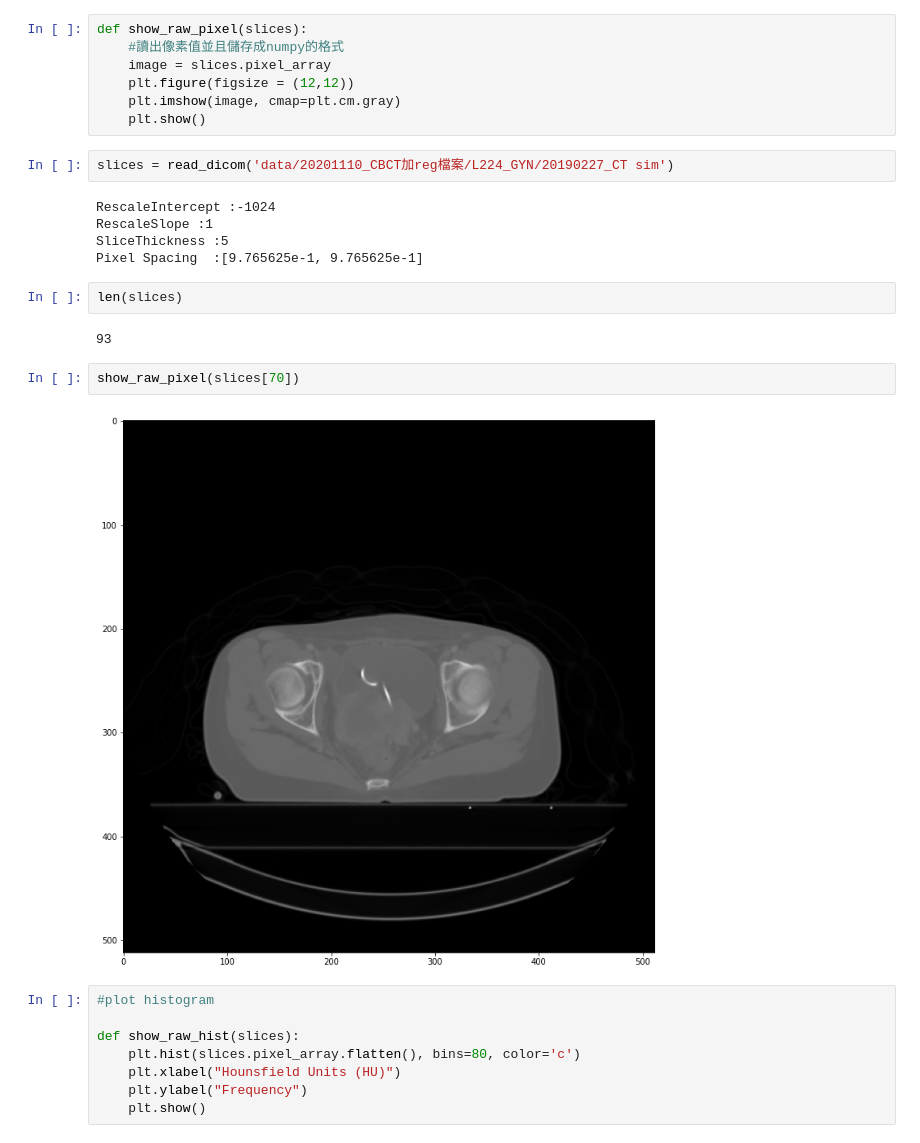
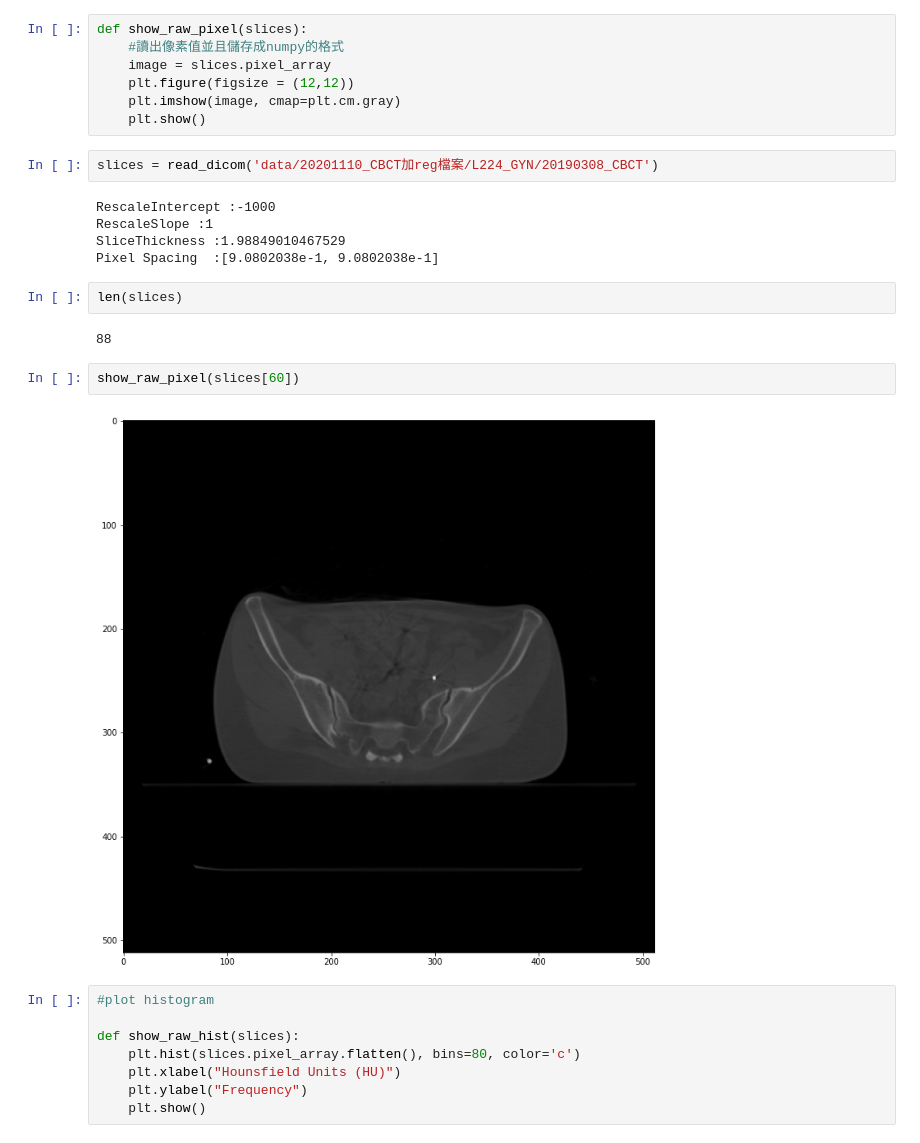
Before and after one commit to jefffang19/cbct, a Jupyter notebook: read_dicom_copy.ipynb, the cells around one changed output. Drawn from its saved outputs; the diff is of its cells as text.

```diff
--- a/read_dicom_copy.ipynb
+++ b/read_dicom_copy.ipynb
@@ -35,20 +35,20 @@ def show_raw_pixel(slices):
     plt.imshow(image, cmap=plt.cm.gray)
     plt.show()
 # %%
-slices = read_dicom('data/20201110_CBCT加reg檔案/L224_GYN/20190227_CT sim')
+slices = read_dicom('data/20201110_CBCT加reg檔案/L224_GYN/20190308_CBCT')
 # %% [output]
-RescaleIntercept :-1024
+RescaleIntercept :-1000
 RescaleSlope :1
-SliceThickness :5
-Pixel Spacing  :[9.765625e-1, 9.765625e-1]
+SliceThickness :1.98849010467529
+Pixel Spacing  :[9.0802038e-1, 9.0802038e-1]
 # %%
 len(slices)
 # %% [output]
-93
+88
 # %%
-show_raw_pixel(slices[70])
+show_raw_pixel(slices[60])
 # %% [output]
-[figure, old version]
+[figure, new version]
 # %%
 #plot histogram
 
```
Also changed, not shown: parts of 10 cells of this notebook, 3 other files.
